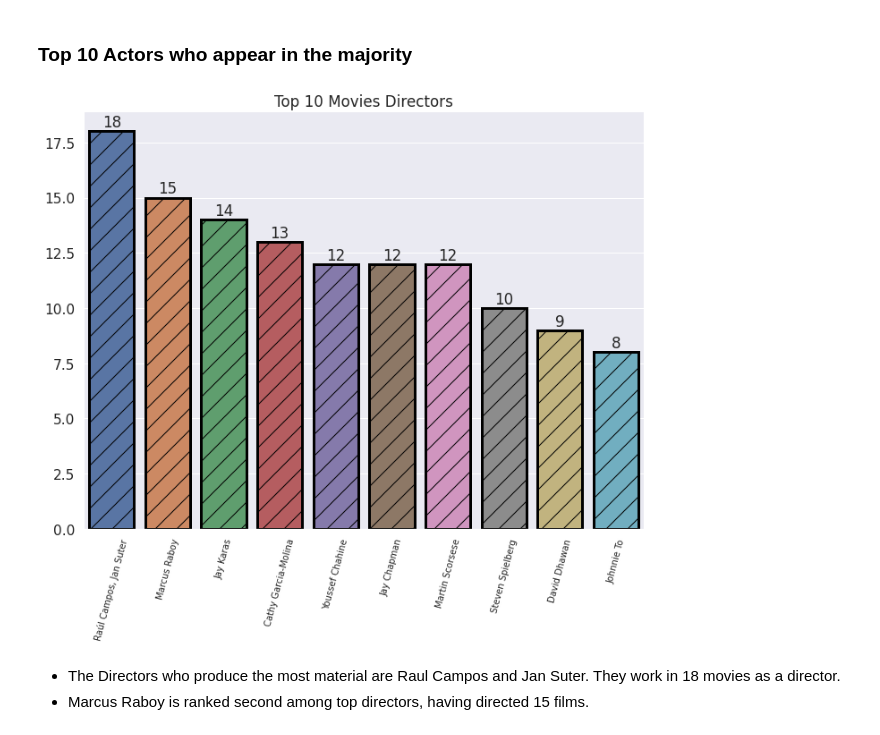
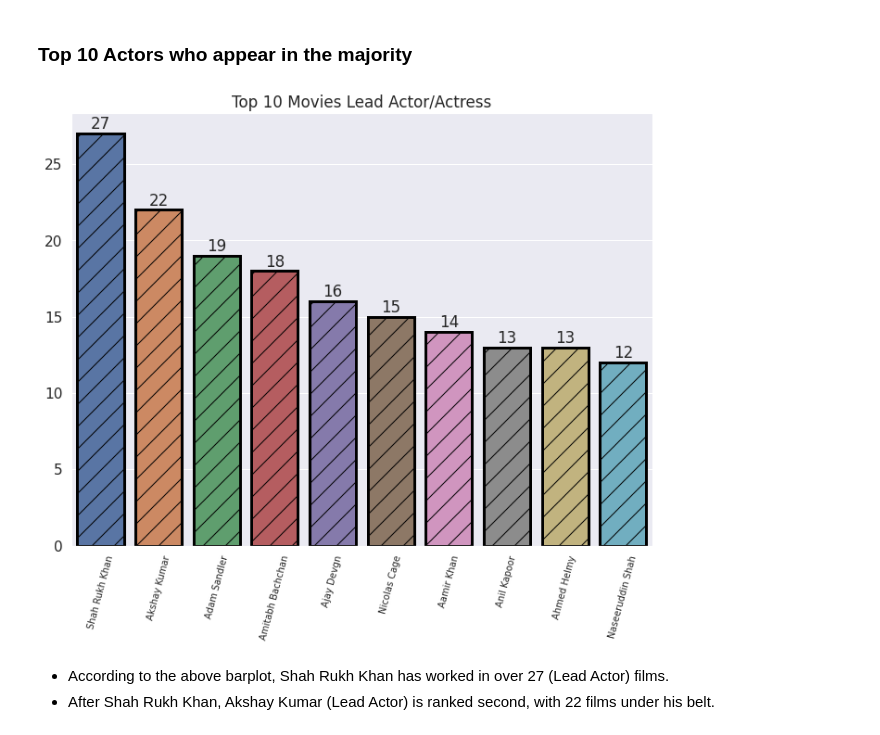
Before and after one commit to Anupam8858/NETFLIX-MOVIES-AND-TV-SHOWS-CLUSTERING, a Jupyter notebook: NETFLIX_MOVIES_AND_TV_SHOWS_CLUSTERING.ipynb, the cells around one changed output. Saved outputs shown, nothing was run; the diff lists cells and outputs as text; code cells hidden in the pictures.

```diff
--- a/NETFLIX_MOVIES_AND_TV_SHOWS_CLUSTERING.ipynb
+++ b/NETFLIX_MOVIES_AND_TV_SHOWS_CLUSTERING.ipynb
@@ -212,3 +211,6 @@ dataset.drop(['date_added'],axis=1,inplace=True)
 # %%
 # Lets retrieve just the first country
 dataset['principal_country'] = dataset['country'].apply(lambda x: x.split(",")[0])
+# %%
+# Lets retrieve just the first actor/actress from the cast
+dataset['actor/actress'] = dataset['cast'].apply(lambda x: x.split(",")[0])
@@ -503,21 +499,21 @@ for p in ax.patches:
 # %% [markdown]
 ### Top 10 Actors who appear in the majority
 # %%
-# Top 10 most Productive Movie Directors
+# Top 10 Actor/Actress in Lead Role in movies
 plt.figure(figsize=(10,8))
-x = movies['director'].value_counts().index[1:11]
-y = movies['director'].value_counts().values[1:11]
+x = movies['actor/actress'].value_counts().index[1:11]
+y = movies['actor/actress'].value_counts().values[1:11]
 ax = sns.barplot(x,y,lw=3, ec='black' , hatch='/')
-plt.title('Top 10 Movies Directors')
+plt.title('Top 10 Movies Lead Actor/Actress')
 plt.xticks(rotation = 75, fontsize=10)
 
 # Adding Annotation
 for p in ax.patches:
   ax.annotate(format(p.get_height(), '.0f'), (p.get_x() + p.get_width() / 2., p.get_height()) , ha = 'center', va = 'center', xytext = (0, 10),
   textcoords = 'offset points')
 # %% [output]
-[figure, old version]
+[figure, new version]
-# %% [markdown]
-*   The Directors who produce the most material are Raul Campos and Jan Suter. They work in 18 movies as a director.
-*   Marcus Raboy is ranked second among top directors, having directed 15 films.
+# %% [markdown]
+*   According to the above barplot, Shah Rukh Khan has worked in over 27 (Lead Actor) films.
+*   After Shah Rukh Khan, Akshay Kumar (Lead Actor) is ranked second, with 22 films under his belt.
 # %%
```
Also changed, not shown: parts of 21 cells of this notebook.
